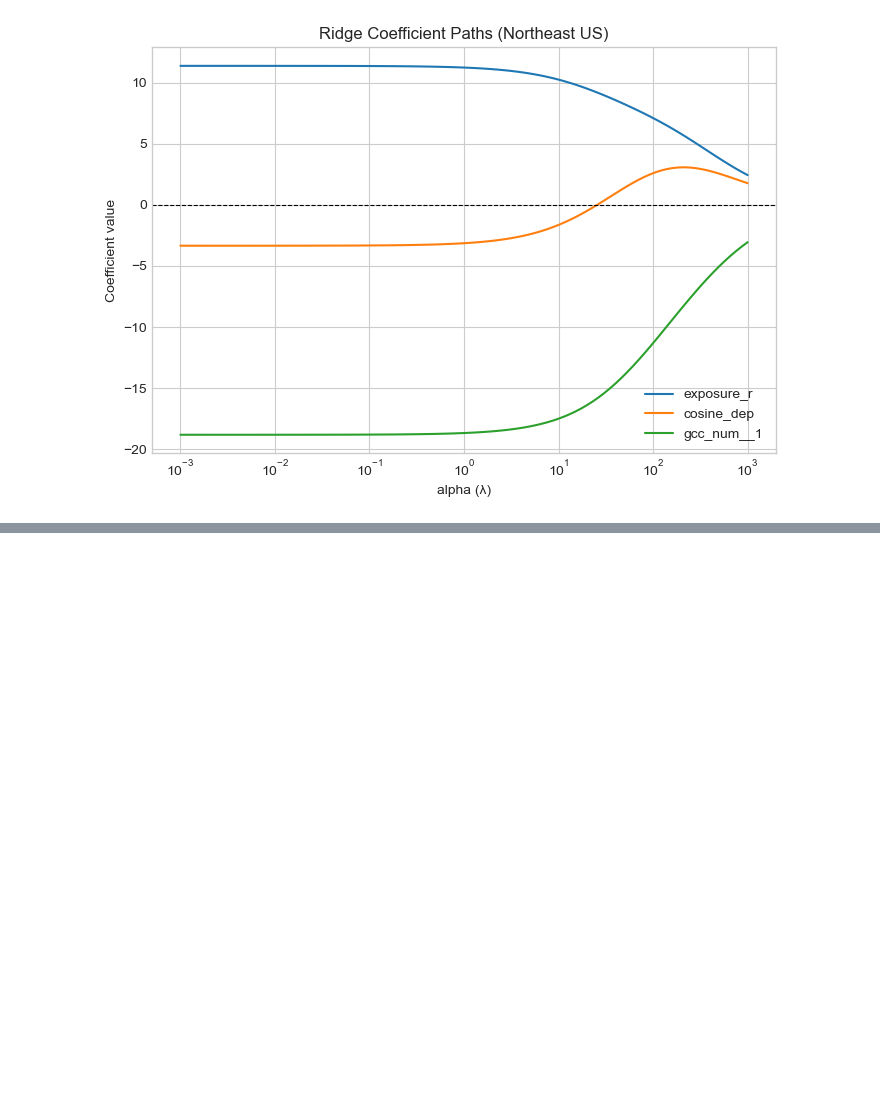
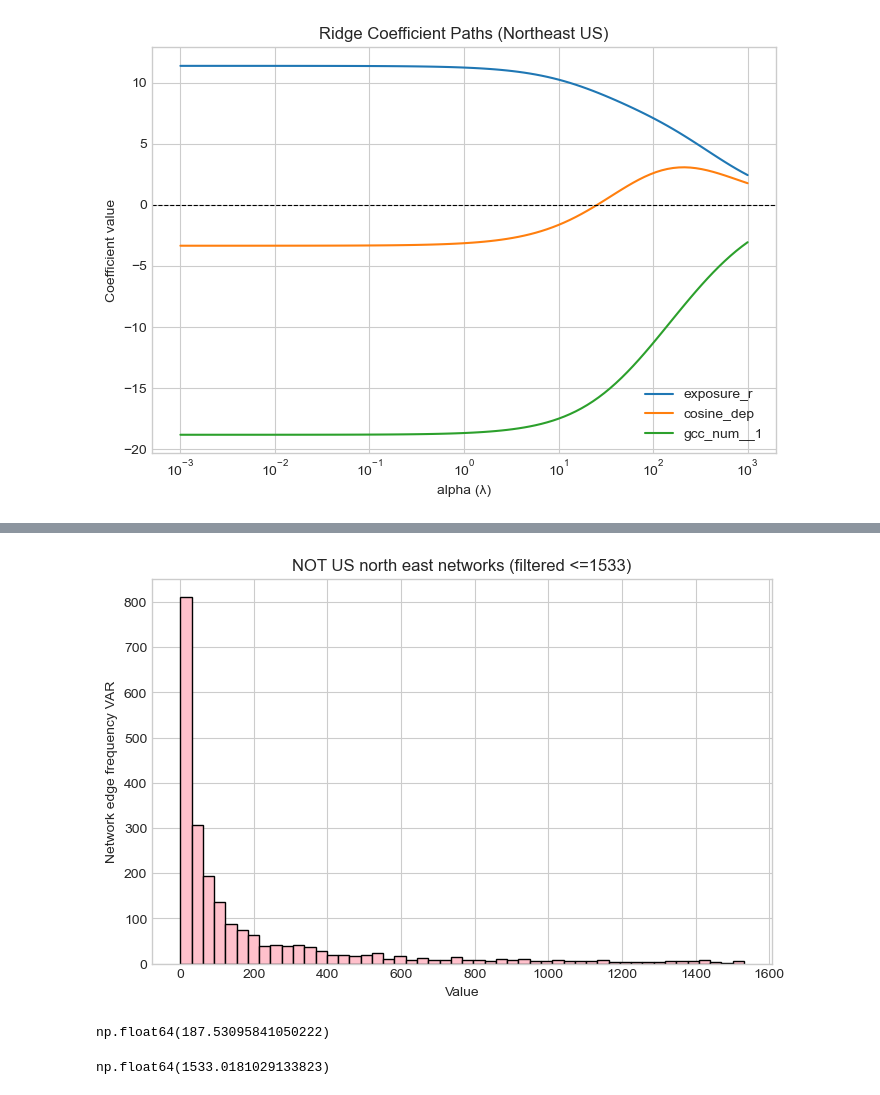
Before and after one commit to jesuslovesyiyi/Global-road-network-resilience, a Jupyter notebook: analysis/04_Visualization.ipynb, the cells around one changed output, grey strips where cells are left out. Cells and saved outputs as stored; diff of their text form; code cells hidden in the pictures; blank space fills up the shorter version.

```diff
--- a/analysis/04_Visualization.ipynb
+++ b/analysis/04_Visualization.ipynb
@@ -1132,0 +1163,19 @@ plt.show()
+# %%
+# Plot histogram
+plt.figure(figsize=(8,5))
+plt.hist(non_US_NE_values_filtered, bins=50, color='pink', edgecolor='black')  # bins: number of bars
+plt.xlabel('Value')
+plt.ylabel('Network edge frequency VAR')
+plt.title('NOT US north east networks (filtered <=1533)')
+
+plt.show()
+# %% [output]
+[figure, added]
+# %%
+np.mean(non_US_NE_values_filtered)
+# %% [output]
+np.float64(187.53095841050222)
+# %%
+np.percentile(US_NE_values, 95)
+# %% [output]
+np.float64(1533.0181029133823)
```
Also changed, not shown: parts of 2 cells of this notebook.
